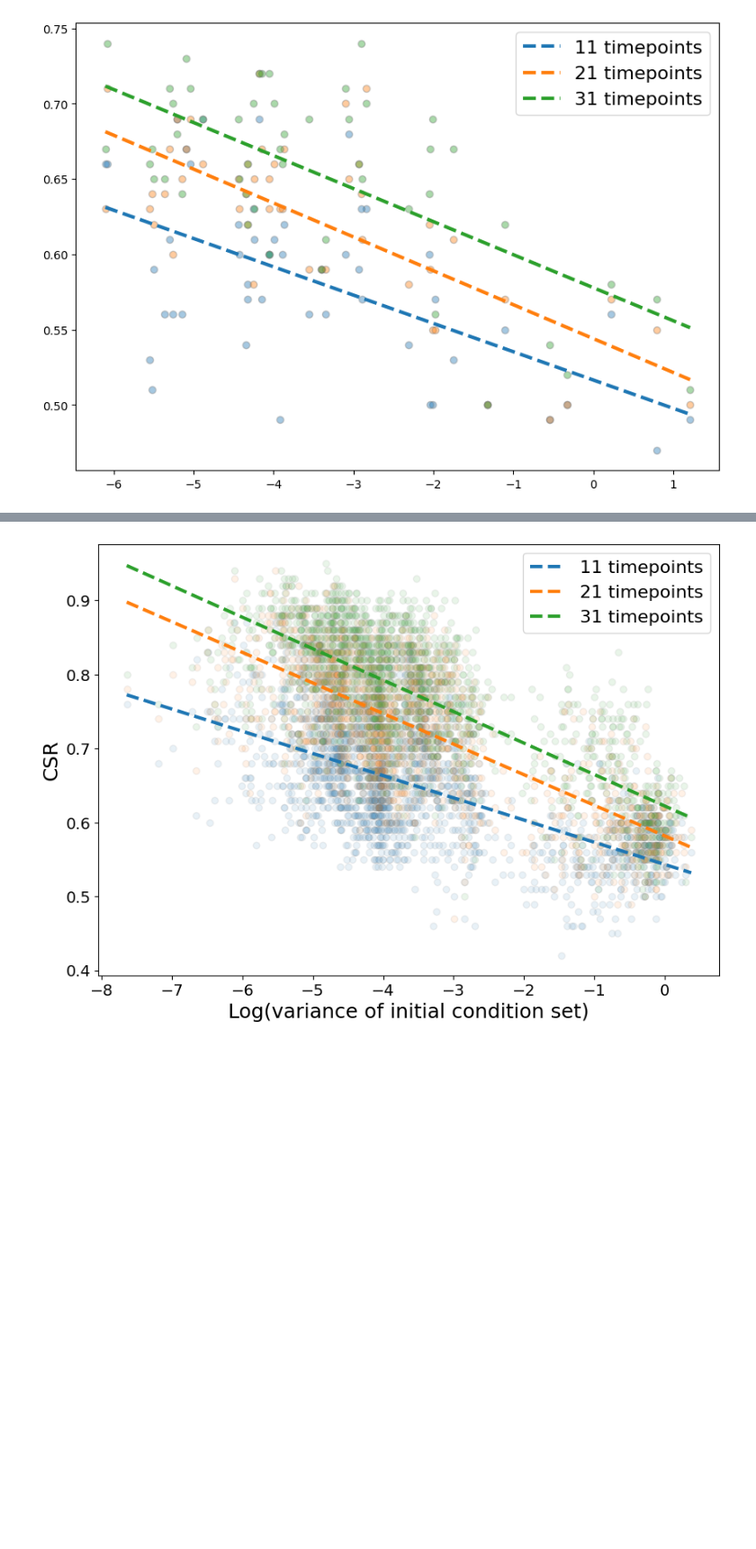
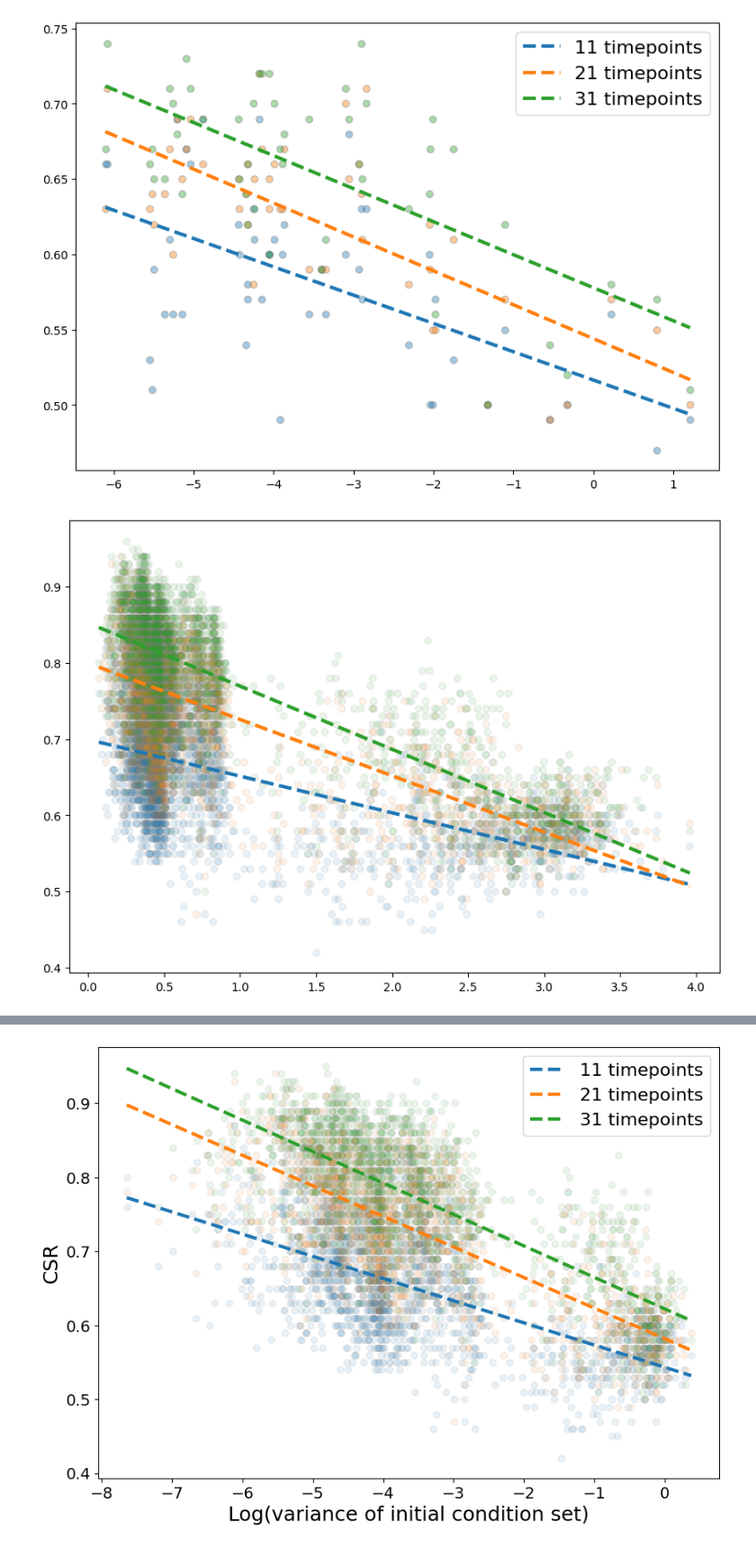
Before and after one commit to joaovaleriano/gLV_OED, a Jupyter notebook: notebooks/analysis_all_perturb.ipynb, the cells around one changed output, grey strips where cells are left out. Shown at 90% size. Saved outputs shown, nothing was run; the diff lists cells and outputs as text; code cells hidden in the pictures; blank space fills up the shorter version.

```diff
--- a/notebooks/analysis_all_perturb.ipynb
+++ b/notebooks/analysis_all_perturb.ipynb
@@ -269,3 +279,60 @@ plt.show()
+# %%
+plt.figure(figsize=(10,7))
+
+for j in range(len(log.attrs["n_samples"])):
+    total_init_cond_dot = []
+    total_csr = []
+
+    for p in range(log.attrs["n_params_seeds"]):
+        df = pd.read_csv(inferfiles[j][p], index_col=0)
+
+        metadict = get_meta(open(metadatafiles[j][p], "r").read().split("\n"))
+
+        p = metadict["parameters"]
+        r = p[:n_sp]
+        A = p[n_sp:].reshape((n_sp, n_sp))
+        x_eq = -np.linalg.inv(A)@r
+
+        for n in range(2, 11):
+            df_tmp = df[df["n_init_cond"]==n]
+
+            init_cond_idx = [[int(m) for m in re.findall("([0-9]+).0", i)] for i in df_tmp.init_cond_idx.values]
+
+            init_cond_x_eq_dot_mean = []
+            csr = []
+
+            for l in range(len(init_cond_idx)):
+                init_cond = metadict["init_cond"][init_cond_idx[l]]
+
+                init_cond_x_eq_dot_mean.append(distances(init_cond))
+                csr.append(df_tmp.CSR.values[l])
+
+            init_cond_x_eq_dot_mean = np.array(init_cond_x_eq_dot_mean)
+            csr = np.array(csr)
+
+            total_init_cond_dot.append(init_cond_x_eq_dot_mean)
+            total_csr.append(csr)
+
+    total_init_cond_dot = np.concatenate(total_init_cond_dot)
+    total_csr = np.concatenate(total_csr)
+
+    plt.scatter((total_init_cond_dot), total_csr,
+                        c=f"C{j}", alpha=0.1, edgecolors="gray")
+
+    reg = lm.LinearRegression()
+    reg.fit((total_init_cond_dot).reshape((-1,1)), total_csr)
+    plt.plot([(total_init_cond_dot).min(), (total_init_cond_dot).max()],
+             reg.predict([[(total_init_cond_dot).min()], [(total_init_cond_dot).max()]]),
+             ls="--", lw=3, c=f"C{j}", label=f"{metadict['n_tpoints'][j]} timepoints")
+
+# plt.xlabel("Log(variance of initial condition set)", fontsize=18)
+# plt.ylabel("CSR", fontsize=18)
+# plt.xticks(fontsize=14)
+# plt.yticks(fontsize=14)
+# plt.legend(fontsize=16)
+# plt.show()
+# %% [output]
+[figure, added]
 # %%
 plt.figure(figsize=(10,7))
 
```
Also changed, not shown: parts of 2 cells of this notebook, 1 other file.
